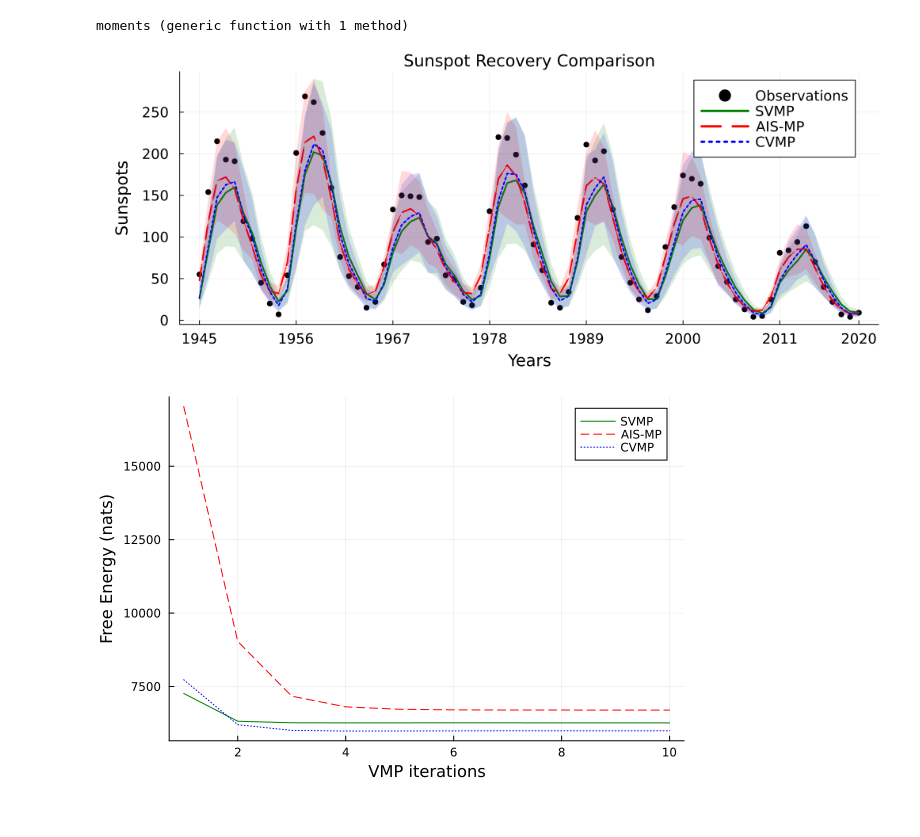
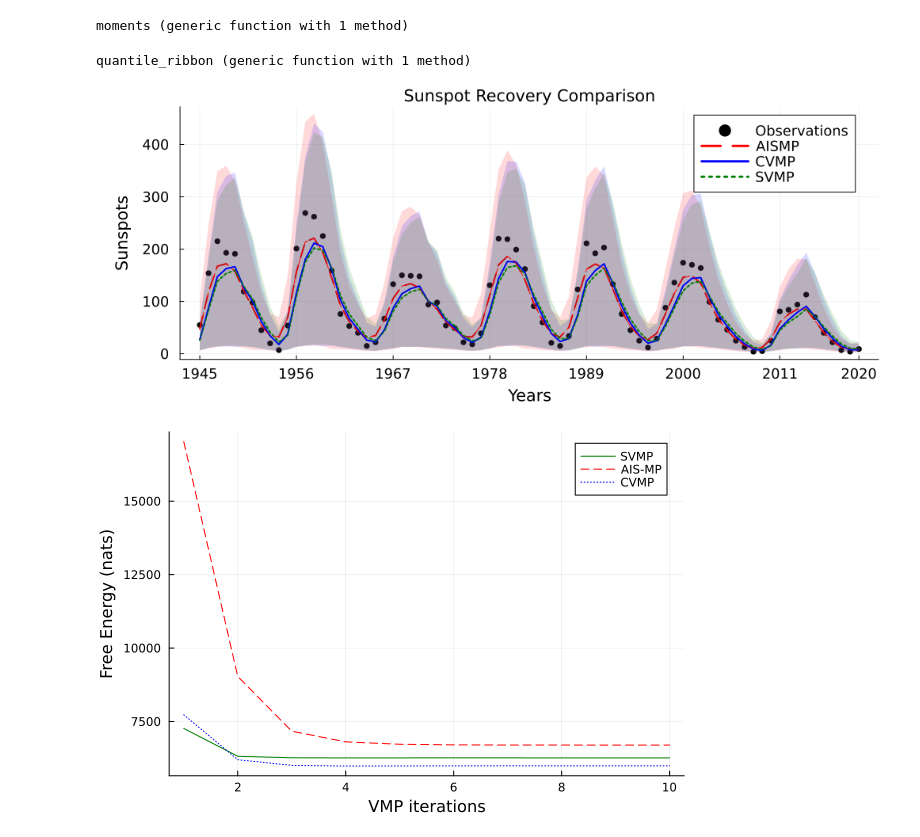
Before and after one commit to biaslab/CVMP, a Jupyter notebook: demos/generate_plots/generate_sunspot_plots.ipynb, the cells around one changed output. Drawn from its saved outputs; the diff is of its cells as text; code cells hidden in the pictures.

Commit message:
fix: add gamma based confidence plots

```diff
--- a/demos/generate_plots/generate_sunspot_plots.ipynb
+++ b/demos/generate_plots/generate_sunspot_plots.ipynb
@@ -4,10 +4,17 @@ using DelimitedFiles, Distributions, Plots
 function moments(::Type{Gamma}, mean::Real, var::Real)
     shape = mean^2 / var
     scale = var / mean
-    return shape, scale
+    return Gamma(shape, scale)
 end
 # %% [output]
 moments (generic function with 1 method)
+# %%
+function quantile_ribbon(dist)
+    quantiles = quantile.(dist, [0.025, 0.975])
+    return quantiles[1], quantiles[2]
+end
+# %% [output]
+quantile_ribbon (generic function with 1 method)
 # %%
 sunspot = readdlm("../data/SN_y_tot_V2.0.csv", ';')
 select_1945_2020 = filter((s) -> s[1] > 1945 && s[1] < 2021, collect(eachrow(sunspot)))
@@ -18,6 +25,46 @@ cvi = readdlm("../estimations/cvi_sunspot_results.csv")
 cvmp = readdlm("../estimations/cvmp_sunspot_results.csv")
 aismp = readdlm("../estimations/ais_mp_sunspot_results.csv")
 nuts = readdlm("../estimations/nuts_sunspot_results.csv");
+
+inference_results = [
+    aismp,
+    cvmp,
+    cvi,
+    nuts
+];
+
+gammas = map(
+    (result) -> moments.(Gamma, result[:, 1], result[:, 2]),
+    inference_results
+);
+
+custom_colors = [:red, :blue, :green, :orange];
+algorithms = ["AISMP", "CVMP", "SVMP", "NUTS"];
+linestyles = [:dash, :solid, :dot, :dashdot];
+# %%
+estimation_plot = plot(title="Sunspot Recovery Comparison",
+                       guidefontsize=14,
+                       tickfontsize=12,
+                       legendfontsize=12,
+                       legend=:topright)
+
+scatter!(estimation_plot, observations, color=:black,
+         xtick=([1, 12, 23, 34, 45, 56, 67, 76], [1945, 1956, 1967, 1978, 1989, 2000, 2011, 2020]),
+         xlabel="Years", ylabel="Sunspots", label="Observations", left_margin=10Plots.mm, bottom_margin=5Plots.mm)
+
+for (i, (algorithm, data, color, linestyle)) in enumerate(zip(algorithms, gammas, custom_colors, linestyles, 1:3))
+    lower, upper = zip(quantile_ribbon.(gammas[i])...) |> collect;
+    lower, upper = [lower...], [upper...]
+    plot!(estimation_plot, mean.(gammas[i]), ribbon=(lower, upper), label=algorithm, lw=2, size=(1000, 400), color=color, linestyle = linestyle, fillalpha=0.15)
+end
+
+for (i, (algorithm, data, color, linestyle)) in enumerate(zip(algorithms, data_list, custom_colors, linestyles))
+    plot!(mean.(gammas[i]), label=false, color=color, linestyle = linestyle)
+end
+
+estimation_plot
+# %% [output]
+[figure, added]
 # %%
 custom_colors = [:green, :red, :blue]
 algorithms = ["SVMP", "AISMP", "CVMP"]
@@ -35,16 +82,14 @@ scatter!(estimation_plot, observations, color=:black,
          xlabel="Years", ylabel="Sunspots", label="Observations", left_margin=10Plots.mm, bottom_margin=5Plots.mm)
 
 for (i, (algorithm, data, color, linestyle)) in enumerate(zip(algorithms, data_list, custom_colors, linestyles))
-    plot!(estimation_plot, data[:, 1], ribbon=data[:, 2], label=algorithm, lw=2, size=(1000, 400), color=color, linestyle = linestyle, fillalpha=0.15)
+    plot!(estimation_plot, mean.(gammas[i]), ribbon=var.(gammas[i]), label=algorithm, lw=2, size=(1000, 400), color=color, linestyle = linestyle, fillalpha=0.15)
 end
 
 for (i, (algorithm, data, color, linestyle)) in enumerate(zip(algorithms, data_list, custom_colors, linestyles))
-    plot!(data[:, 1], label=false, color=color, linestyle = linestyle)
+    plot!(mean.(gammas[i]), label=false, color=color, linestyle = linestyle)
 end
 
 estimation_plot
-# %% [output]
-[figure, removed]
 # %%
 # to check that matched with Semih
 cvi_fe = readdlm("../estimations/cvi_fe_sunspot_results.csv")
```
